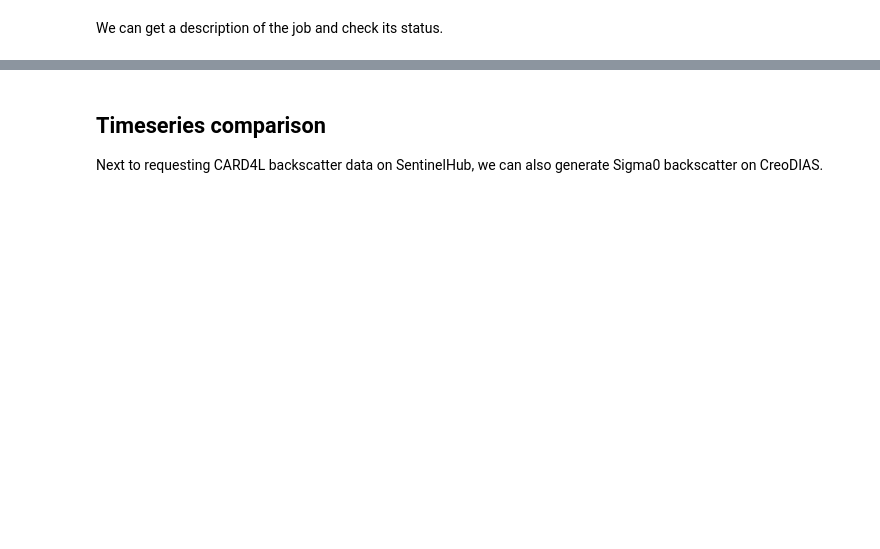
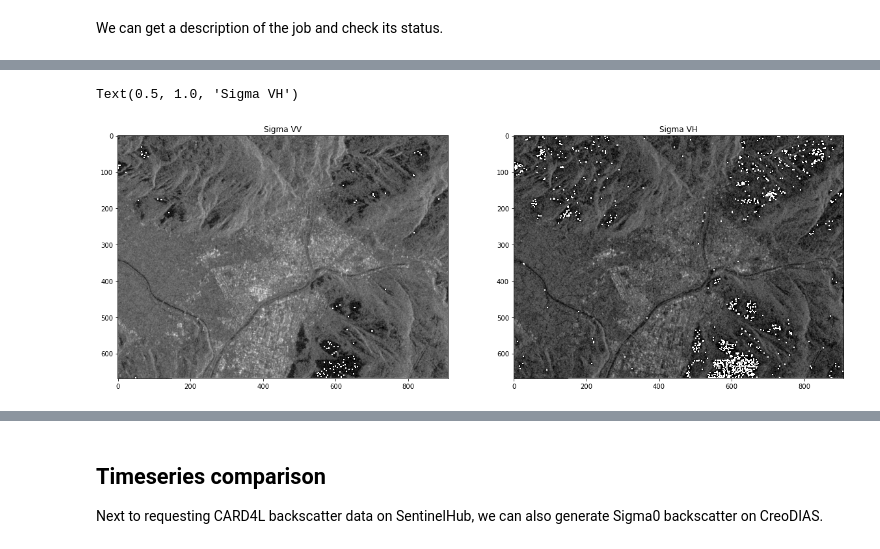
Before and after one commit to openEOPlatform/SRR1_notebooks, a Jupyter notebook: OpenEO Platform - User story 3.ipynb, the cells around one changed output, grey strips where cells are left out. Saved outputs shown, nothing was run; the diff lists cells and outputs as text; code cells hidden in the pictures; blank space fills up the shorter version.

```diff
--- a/OpenEO Platform - User story 3.ipynb
+++ b/OpenEO Platform - User story 3.ipynb
@@ -314,0 +210,13 @@ Coordinates:
+# %%
+s1_sigma0 = xr.open_dataset('./data/US3/s1_sigma.nc')
+s1_gamma0 = xr.open_dataset('./data/US3/s1_gamma.nc')
+# %%
+fig, (ax1, ax2) = plt.subplots(1,2,figsize=(20,20))
+
+ax1.imshow(np.flipud(s1_sigma0.VV[1].values),cmap='Greys_r',vmin=-30,vmax=30)
+ax1.set_title('Sigma VV')
+ax2.imshow(np.flipud(s1_sigma0.VH[1].values),cmap='Greys_r',vmin=-30,vmax=30)
+ax2.set_title('Sigma VH')
+# %% [output]
+Text(0.5, 1.0, 'Sigma VH')
+[figure, added]
```
Also changed, not shown: parts of 87 cells of this notebook.
